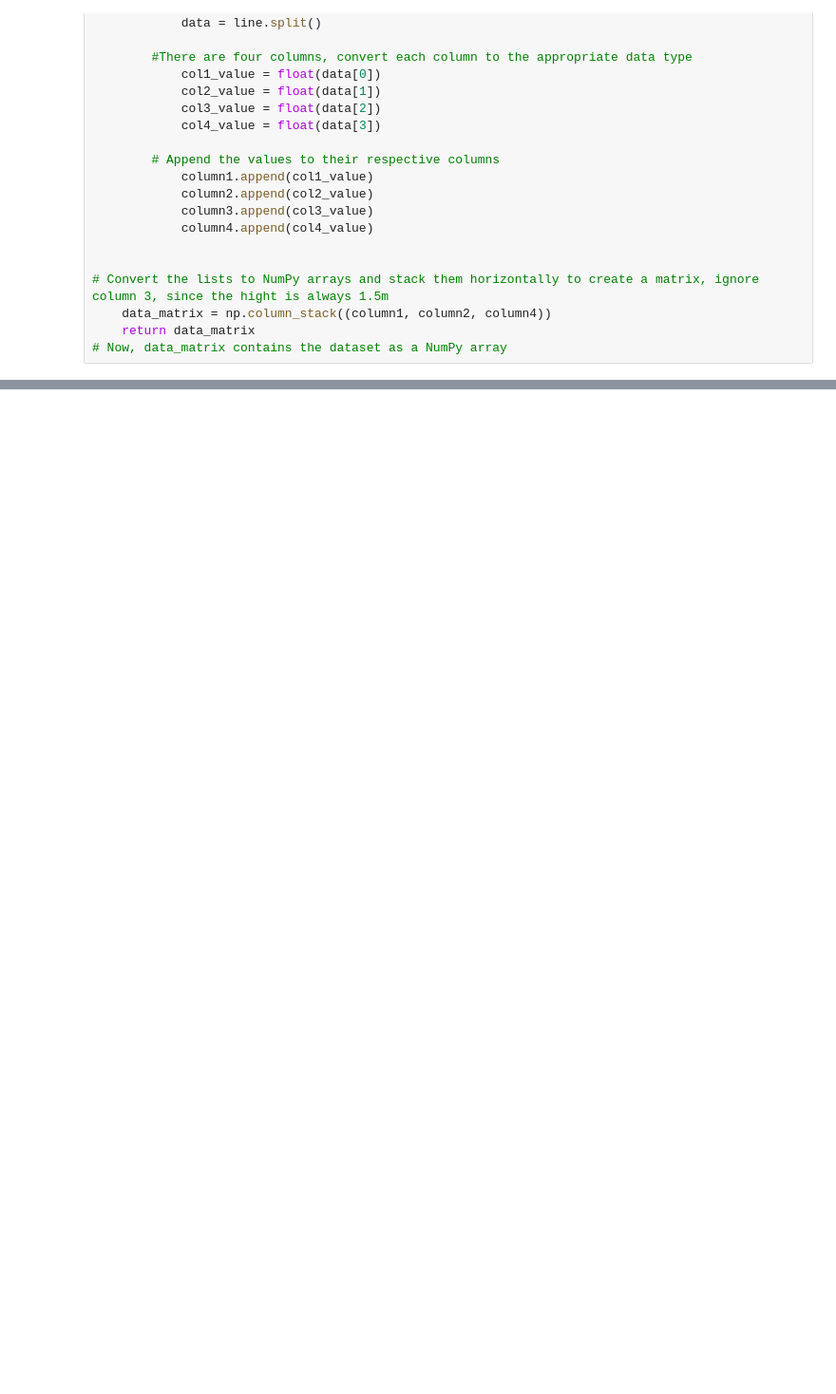
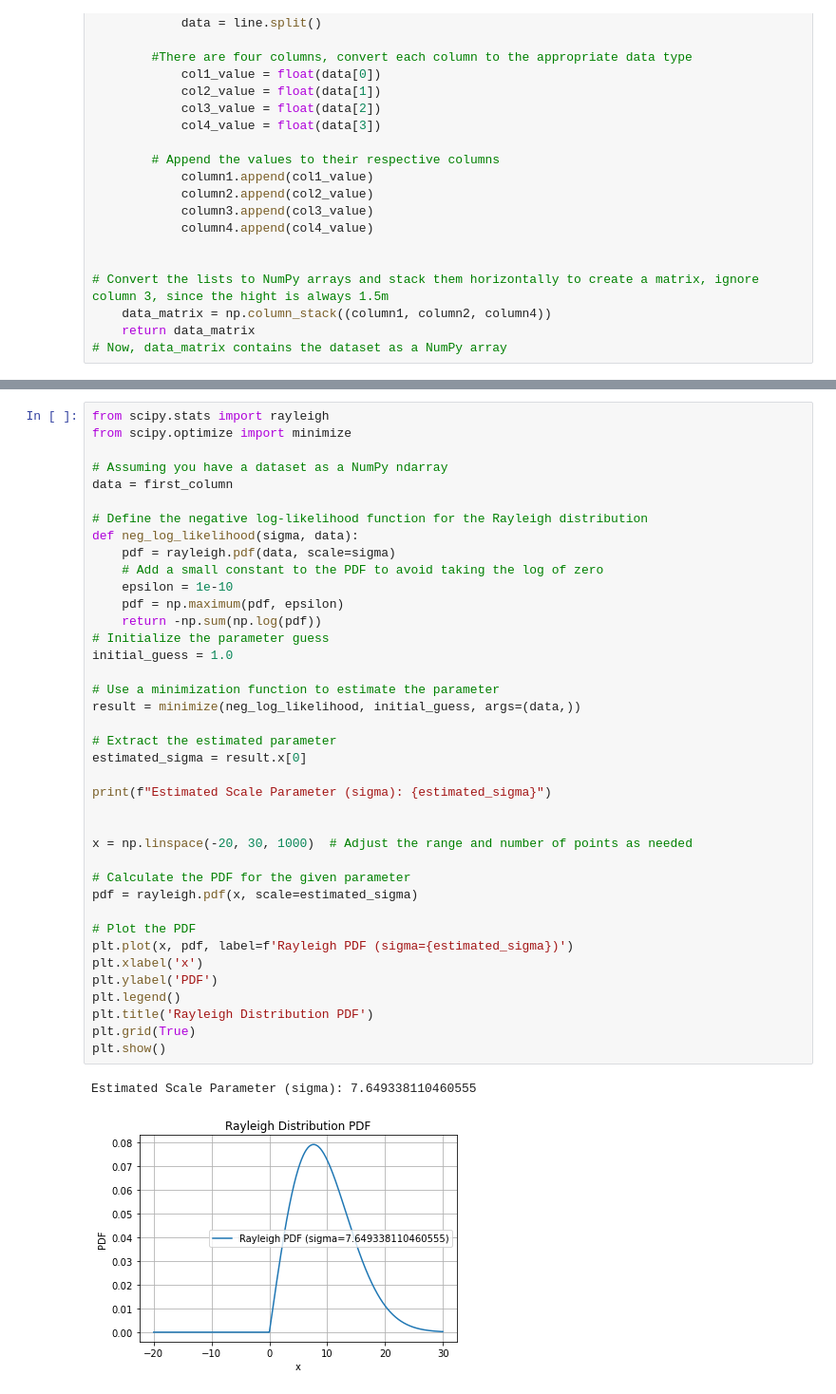
Before and after one commit to greatQZ/channel_modeling_with_random_distributed_interferer, a Jupyter notebook: channel_modeling.ipynb, the cells around one changed output, grey strips where cells are left out. Shown: that part at 95% size. Drawn from its saved outputs; the diff is of its cells as text; blank space fills up the shorter version.

```diff
--- a/channel_modeling.ipynb
+++ b/channel_modeling.ipynb
@@ -294,0 +323,42 @@ if __name__ == "__main__":
+# %%
+from scipy.stats import rayleigh
+from scipy.optimize import minimize
+
+# Assuming you have a dataset as a NumPy ndarray
+data = first_column
+
+# Define the negative log-likelihood function for the Rayleigh distribution
+def neg_log_likelihood(sigma, data):
+    pdf = rayleigh.pdf(data, scale=sigma)
+    # Add a small constant to the PDF to avoid taking the log of zero
+    epsilon = 1e-10
+    pdf = np.maximum(pdf, epsilon)
+    return -np.sum(np.log(pdf))
+# Initialize the parameter guess
+initial_guess = 1.0
+
+# Use a minimization function to estimate the parameter
+result = minimize(neg_log_likelihood, initial_guess, args=(data,))
+
+# Extract the estimated parameter
+estimated_sigma = result.x[0]
+
+print(f"Estimated Scale Parameter (sigma): {estimated_sigma}")
+
+
+x = np.linspace(-20, 30, 1000)  # Adjust the range and number of points as needed
+
+# Calculate the PDF for the given parameter
+pdf = rayleigh.pdf(x, scale=estimated_sigma)
+
+# Plot the PDF
+plt.plot(x, pdf, label=f'Rayleigh PDF (sigma={estimated_sigma})')
+plt.xlabel('x')
+plt.ylabel('PDF')
+plt.legend()
+plt.title('Rayleigh Distribution PDF')
+plt.grid(True)
+plt.show()
+# %% [output]
+Estimated Scale Parameter (sigma): 7.649338110460555
+[figure, added]
```
Also changed, not shown: parts of 7 cells of this notebook, 5 other files.
